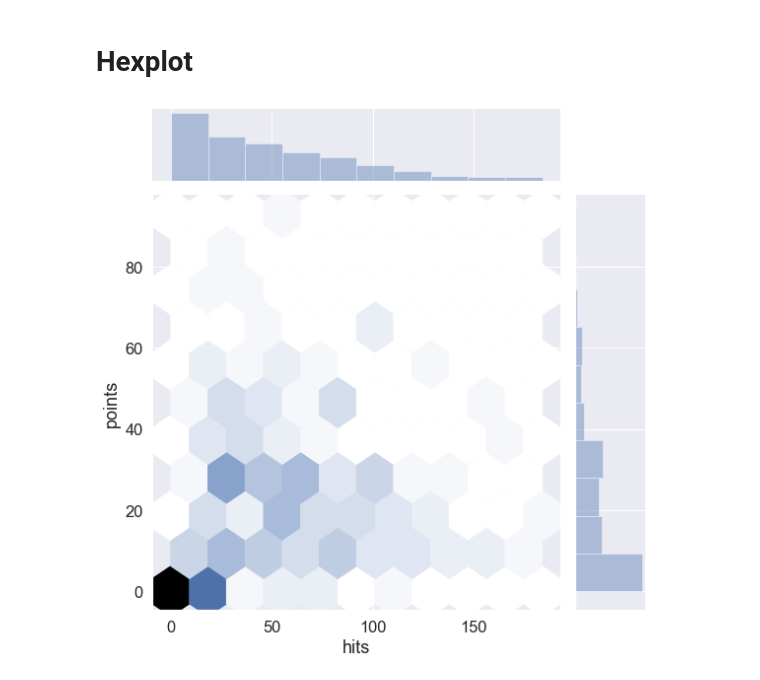
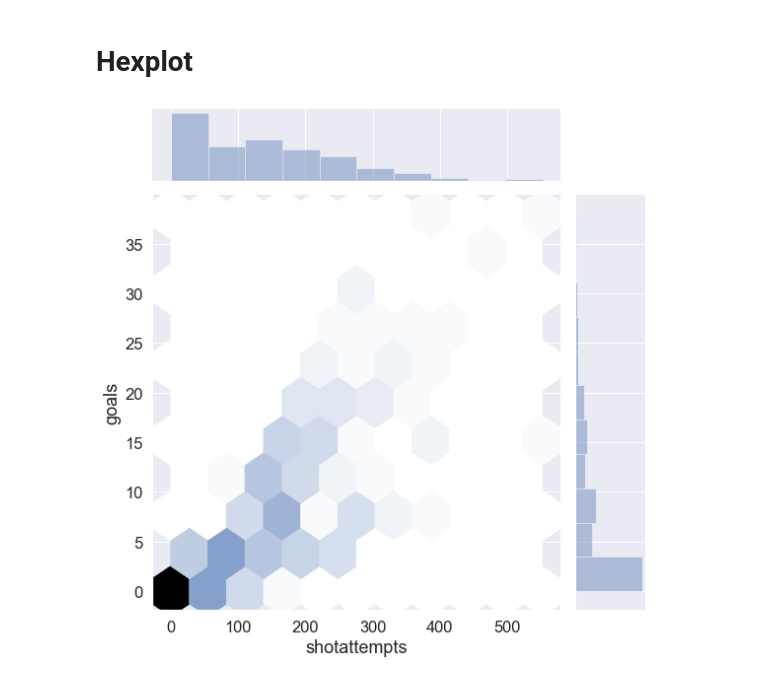
Before and after one commit to andrewcole33/blackhawks_salary_analysis, a Jupyter notebook: all_skaters.ipynb, the cells around one changed output. Saved outputs shown, nothing was run; the diff lists cells and outputs as text; code cells hidden in the pictures.

```diff
--- a/all_skaters.ipynb
+++ b/all_skaters.ipynb
@@ -135,7 +143,7 @@ j = sns.jointplot(x = 'points', y = 'penalties', data = central2, height = 8)
 # %% [markdown]
 # Hexplot
 # %%
-h = sns.jointplot(data = central2, x = 'hits', y = 'points', kind = 'hex', height = 8)
+h = sns.jointplot(data = central2, x = 'shotattempts', y = 'goals', kind = 'hex', height = 8)
 # %% [output]
-[figure, old version]
+[figure, new version]
 # %%
```
Also changed, not shown: parts of 20 cells of this notebook.
